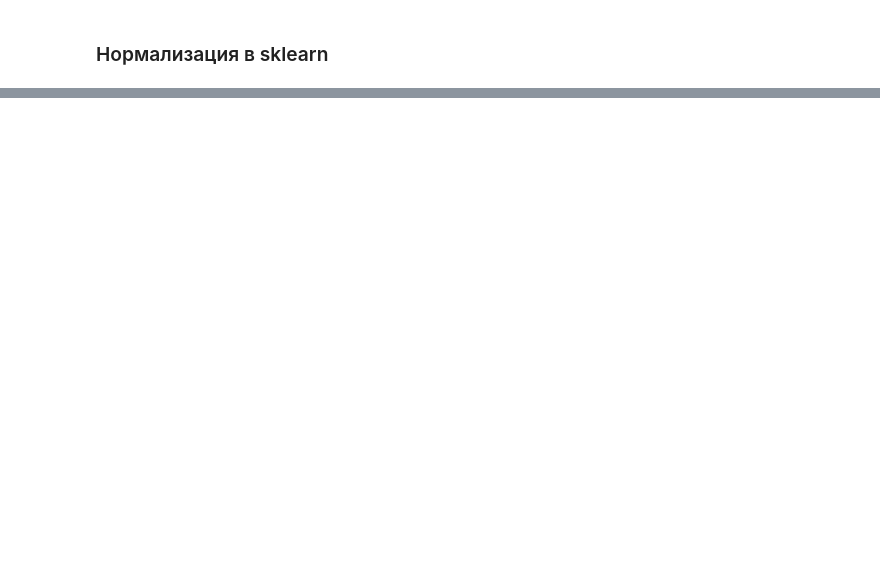
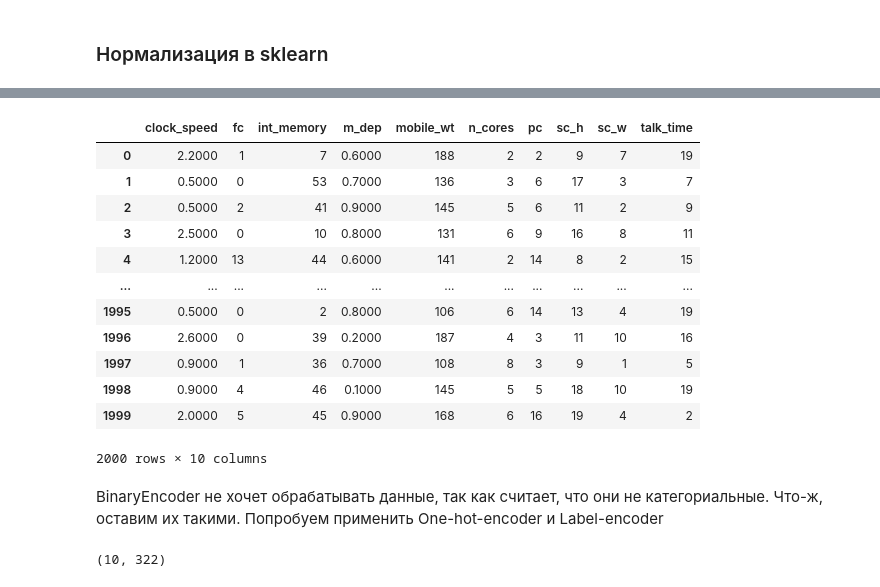
Before and after one commit to maksonchek/ML-and-DL-algorithms-from-scratch, a Jupyter notebook: Datasets/Classification/dataset.ipynb, the cells around one changed output, grey strips where cells are left out. Cells and saved outputs as stored; diff of their text form; code cells hidden in the pictures; blank space fills up the shorter version.

```diff
--- a/Datasets/Classification/dataset.ipynb
+++ b/Datasets/Classification/dataset.ipynb
@@ -92,0 +130,17 @@ for feature in numeric_features:
+# %%
+num_cols = []
+not_binary_cat_cols = []
+binary_cat_cols = []
+# %%
+for col in train_df.columns:
+    print(f"{col} {len(train_df[col].value_counts())}")
+    feature_cnt = len(train_df[col].value_counts())
+    if col != 'price_range':
+        if feature_cnt == 2:
+            binary_cat_cols.append(col)
+        elif feature_cnt < 1000:
+            not_binary_cat_cols.append(col)
+        else:
+            num_cols.append(col)
+
+print(len(train_df.columns))
@@ -244,0 +552,17 @@ X_test_norm = (X_test - mins)/(maxs-mins) #Опять-таки важно зам
+# %%
+num_cols = []
+not_binary_cat_cols = []
+binary_cat_cols = []
+# %%
+for col in train_df.columns:
+    print(f"{col} {len(train_df[col].value_counts())}")
+    feature_cnt = len(train_df[col].value_counts())
+    if col != 'price_range':
+        if feature_cnt == 2:
+            binary_cat_cols.append(col)
+        elif feature_cnt < 1000:
+            not_binary_cat_cols.append(col)
+        else:
+            num_cols.append(col)
+
+print(len(train_df.columns))
@@ -244,0 +641,4 @@ X_test_norm = (X_test - mins)/(maxs-mins) #Опять-таки важно зам
+# %%
+bn = BinaryEncoder()
+bn.fit_transform(train_df[not_binary_cat_cols])
+# %% [output]
@@ -244,0 +646,15 @@ X_test_norm = (X_test - mins)/(maxs-mins) #Опять-таки важно зам
+|  | clock_speed | fc | int_memory | m_dep | mobile_wt | n_cores | pc | sc_h | sc_w | talk_time |
+| 0 | 2.2000 | 1 | 7 | 0.6000 | 188 | 2 | 2 | 9 | 7 | 19 |
+| 1 | 0.5000 | 0 | 53 | 0.7000 | 136 | 3 | 6 | 17 | 3 | 7 |
+| 2 | 0.5000 | 2 | 41 | 0.9000 | 145 | 5 | 6 | 11 | 2 | 9 |
+| 3 | 2.5000 | 0 | 10 | 0.8000 | 131 | 6 | 9 | 16 | 8 | 11 |
+| 4 | 1.2000 | 13 | 44 | 0.6000 | 141 | 2 | 14 | 8 | 2 | 15 |
+| ... | ... | ... | ... | ... | ... | ... | ... | ... | ... | ... |
+| 1995 | 0.5000 | 0 | 2 | 0.8000 | 106 | 6 | 14 | 13 | 4 | 19 |
+| 1996 | 2.6000 | 0 | 39 | 0.2000 | 187 | 4 | 3 | 11 | 10 | 16 |
+| 1997 | 0.9000 | 1 | 36 | 0.7000 | 108 | 8 | 3 | 9 | 1 | 5 |
+| 1998 | 0.9000 | 4 | 46 | 0.1000 | 145 | 5 | 5 | 18 | 10 | 19 |
+| 1999 | 2.0000 | 5 | 45 | 0.9000 | 168 | 6 | 16 | 19 | 4 | 2 |
+2000 rows × 10 columns
+# %% [markdown]
+BinaryEncoder не хочет обрабатывать данные, так как считает, что они не категориальные. Что-ж, оставим их такими. Попробуем применить One-hot-encoder и Label-encoder
@@ -244,0 +670,6 @@ X_test_norm = (X_test - mins)/(maxs-mins) #Опять-таки важно зам
+# %%
+ohe_data.todense()[0:10].shape #322 новых колонок!
+#toarray возвращает ndarray; todense возвращает матрицу. Если вам нужна матрица, используйте todense ; в противном случае используйте toarray
+#sparse - разреженный, dense - плотный
+# %% [output]
+(10, 322)
```
Also changed, not shown: parts of 63 cells of this notebook, 16 other files.
